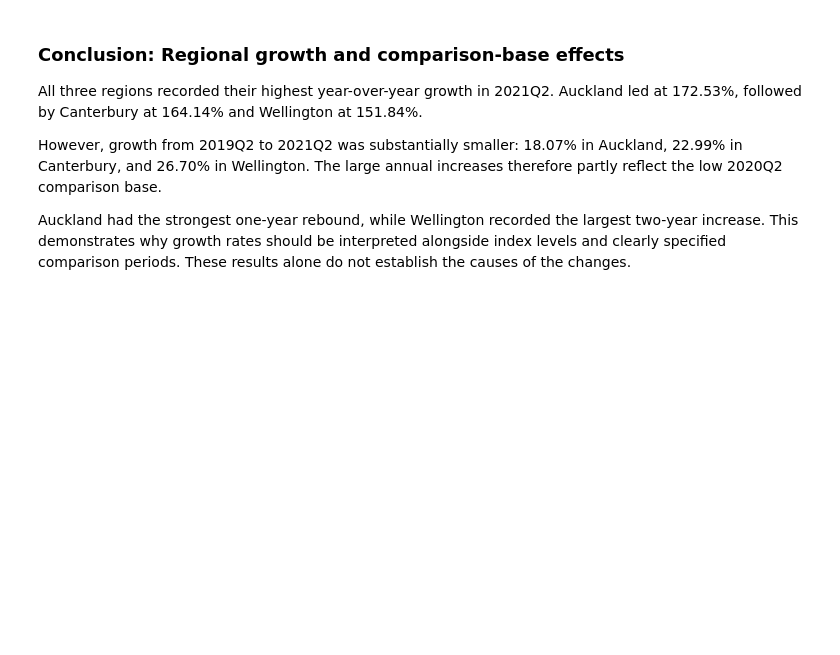
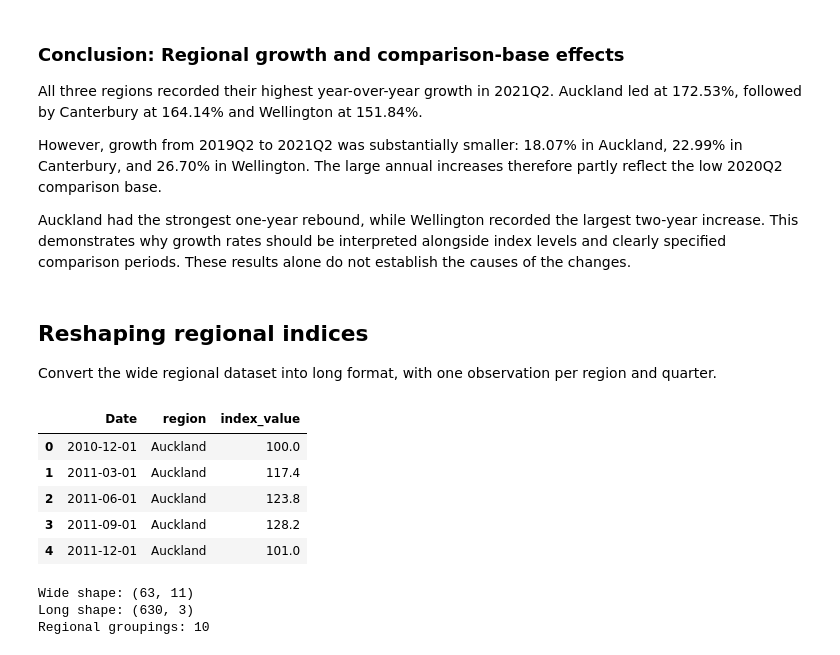
Before and after one commit to kamalpreetsinghh/nz-job-market-data-analysis, a Jupyter notebook: notebooks/02_regional_analysis.ipynb, the cells around one changed output. Drawn from its saved outputs; the diff is of its cells as text; code cells hidden in the pictures; blank space fills up the shorter version.

```diff
--- a/notebooks/02_regional_analysis.ipynb
+++ b/notebooks/02_regional_analysis.ipynb
@@ -353,3 +353,31 @@ All three regions recorded their highest year-over-year growth in 2021Q2. Auckla
 However, growth from 2019Q2 to 2021Q2 was substantially smaller: 18.07% in Auckland, 22.99% in Canterbury, and 26.70% in Wellington. The large annual increases therefore partly reflect the low 2020Q2 comparison base.
 
 Auckland had the strongest one-year rebound, while Wellington recorded the largest two-year increase. This demonstrates why growth rates should be interpreted alongside index levels and clearly specified comparison periods. These results alone do not establish the causes of the changes.
+# %% [markdown]
+## Reshaping regional indices
+
+Convert the wide regional dataset into long format, with one
+observation per region and quarter.
+# %%
+regional_long = regional.melt(
+    id_vars="Date",
+    var_name="region",
+    value_name="index_value"
+)
+
+regional_long.head()
+# %% [output]
+|  | Date | region | index_value |
+| 0 | 2010-12-01 | Auckland | 100.0 |
+| 1 | 2011-03-01 | Auckland | 117.4 |
+| 2 | 2011-06-01 | Auckland | 123.8 |
+| 3 | 2011-09-01 | Auckland | 128.2 |
+| 4 | 2011-12-01 | Auckland | 101.0 |
+# %%
+print("Wide shape:", regional.shape)
+print("Long shape:", regional_long.shape)
+print("Regional groupings:", regional_long["region"].nunique())
+# %% [output]
+Wide shape: (63, 11)
+Long shape: (630, 3)
+Regional groupings: 10
```
Also changed, not shown: parts of 8 cells of this notebook.
